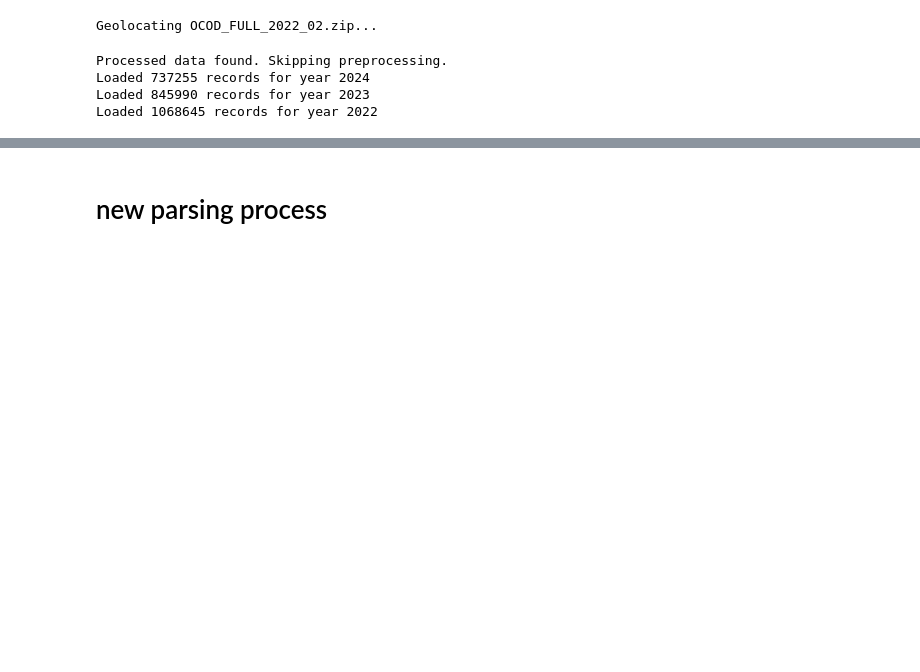
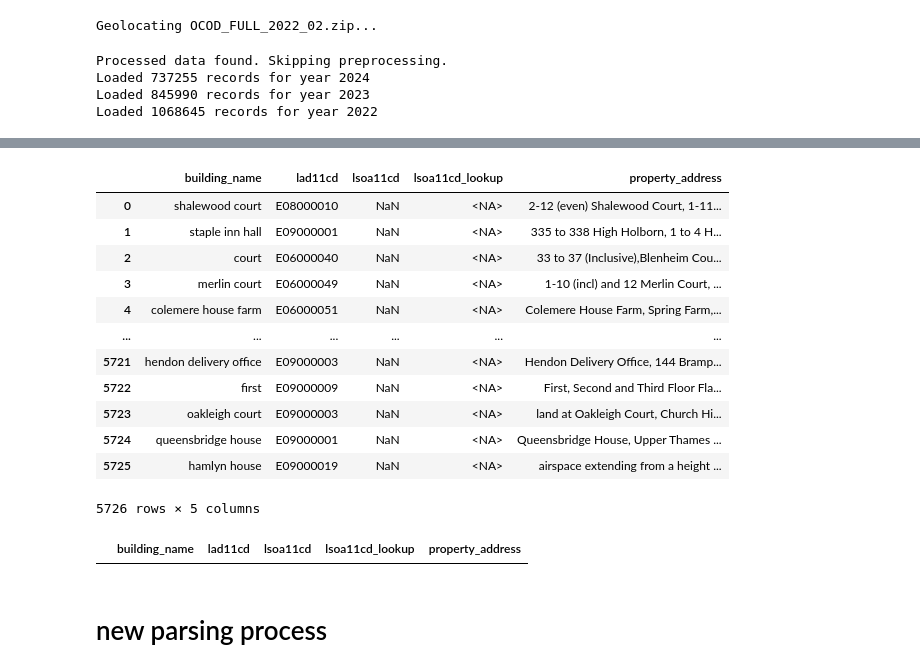
Before and after one commit to JonnoB/enhance_ocod, a Jupyter notebook: notebooks/processing_pipeline.ipynb, the cells around one changed output, grey strips where cells are left out. Cells and saved outputs as stored; diff of their text form; code cells hidden in the pictures; blank space fills up the shorter version.

```diff
--- a/notebooks/processing_pipeline.ipynb
+++ b/notebooks/processing_pipeline.ipynb
@@ -529,0 +548,21 @@ price_paid_df['street_name2'].str.contains('dealsgateway').sum()
+# %%
+from enhance_ocod.price_paid_process import building_gazetteer
+
+data_folder = SCRIPT_DIR.parent / "data" / "gazeteer"
+output_file = data_folder / "building_gazeteer.parquet"
+
+# Check if the file exists
+if output_file.exists():
+    # Load the existing file
+    building_gazetteer_df = pd.read_parquet(output_file)
+    print(f"Loaded existing file: {output_file}")
+else:
+    # Create the folder if it doesn't exist
+    data_folder.mkdir(parents=True, exist_ok=True)
+
+    # Run the function to create the gazetteer
+    building_gazetteer_df = building_gazetteer()
+
+    # Save the created dataframe
+    building_gazetteer_df.to_parquet(output_file)
+    print(f"Created new building gazetteer and saved to: {output_file}")
@@ -530,3 +601,26 @@ price_paid_df['street_name2'].str.contains('dealsgateway').sum()
+# %%
+temp_ocod = ocod_data.loc[ocod_data['postcode2'].isna() & ocod_data['building_name'].notna()].copy()
+temp_ocod['building_name'] = temp_ocod['building_name'].str.lower()
+temp_ocod = temp_ocod.merge(building_gazetteer_df, on = ['building_name', 'lad11cd'], suffixes = ("",'_lookup'), how = 'left')
+temp_ocod.loc[:, ['building_name','lad11cd', 'lsoa11cd', 'lsoa11cd_lookup', 'property_address']]
+# %% [output]
+|  | building_name | lad11cd | lsoa11cd | lsoa11cd_lookup | property_address |
+| 0 | shalewood court | E08000010 | NaN | <NA> | 2-12 (even) Shalewood Court, 1-11... |
+| 1 | staple inn hall | E09000001 | NaN | <NA> | 335 to 338 High Holborn, 1 to 4 H... |
+| 2 | court | E06000040 | NaN | <NA> | 33 to 37 (Inclusive),Blenheim Cou... |
+| 3 | merlin court | E06000049 | NaN | <NA> | 1-10 (incl) and 12 Merlin Court, ... |
+| 4 | colemere house farm | E06000051 | NaN | <NA> | Colemere House Farm, Spring Farm,... |
+| ... | ... | ... | ... | ... | ... |
+| 5721 | hendon delivery office | E09000003 | NaN | <NA> | Hendon Delivery Office, 144 Bramp... |
+| 5722 | first | E09000009 | NaN | <NA> | First, Second and Third Floor Fla... |
+| 5723 | oakleigh court | E09000003 | NaN | <NA> | land at Oakleigh Court, Church Hi... |
+| 5724 | queensbridge house | E09000001 | NaN | <NA> | Queensbridge House, Upper Thames ... |
+| 5725 | hamlyn house | E09000019 | NaN | <NA> | airspace extending from a height ... |
+5726 rows × 5 columns
+# %%
+temp_ocod.loc[temp_ocod['building_name'].str.contains('arizona'), ['building_name','lad11cd', 'lsoa11cd', 'lsoa11cd_lookup', 'property_address']]
+# %% [output]
+|  | building_name | lad11cd | lsoa11cd | lsoa11cd_lookup | property_address |
 # %%
 ocod_data2 = street_and_building_matching(ocod_data, price_paid_df, voa_businesses)
 # %%
```
Also changed, not shown: parts of 11 cells of this notebook, 9 other files.
